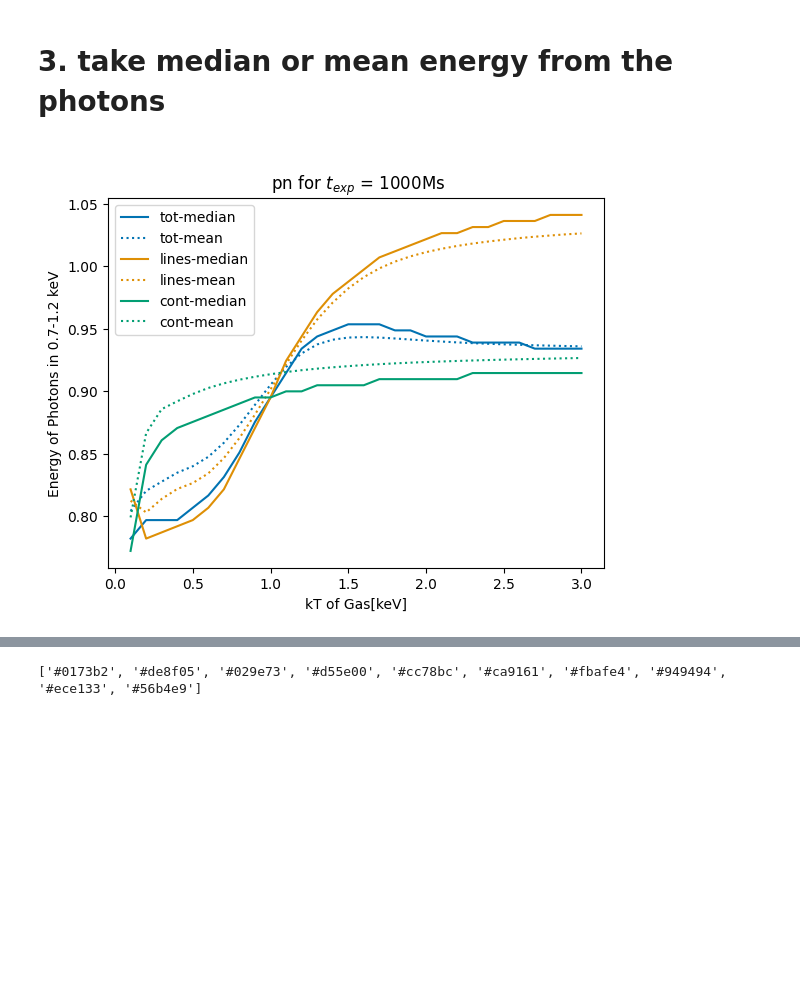
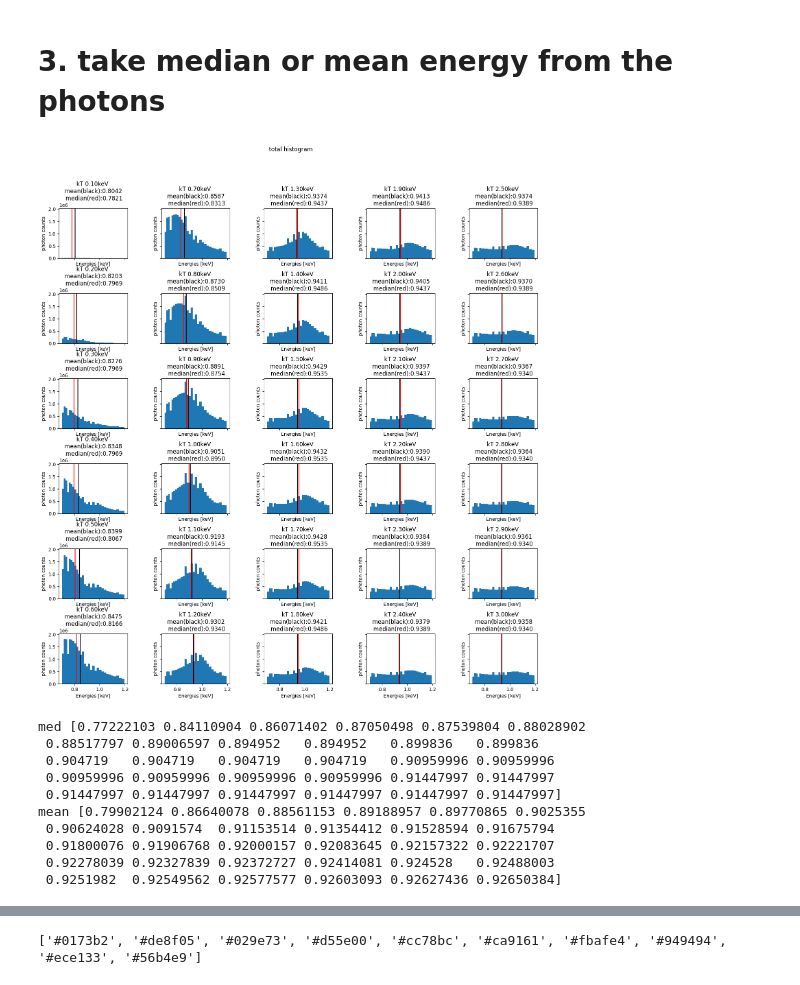
Before and after one commit to yanlingchen1/EXTG, a Jupyter notebook: ideal_mdls/bin/compare_lines_cont.ipynb, the cells around one changed output, grey strips where cells are left out. Drawn from its saved outputs; the diff is of its cells as text; code cells hidden in the pictures; blank space fills up the shorter version.

Commit message:
finish separate individual elements in total spectrum

```diff
--- a/ideal_mdls/bin/compare_lines_cont.ipynb
+++ b/ideal_mdls/bin/compare_lines_cont.ipynb
@@ -176,32 +176,63 @@ for INST in ['pn']: # 'mos1', 'mos2', 'pn'
     for type in ['tot', 'lines', 'cont']:
         result_dict[type] = {'med': np.zeros(T_arr.shape), 'mean': np.zeros(T_arr.shape), 'sum': np.zeros(T_arr.shape)}
 
+    # test the median of continuum
+    fig, axs = plt.subplots(6,5,  sharex=True, sharey=True, figsize = (18,18), gridspec_kw={'wspace': 0.5, 'hspace': 0.7})
     for i, T in enumerate(T_arr):
         tot_filename = glob(f'mock*tot*{INST}*T_{T:.1f}*abun*.fak')[0]
         cont_filename = glob(f'mock*cont*{INST}*T_{T:.1f}*abun*.fak')[0]
 
         cts_dir = {}
         cts_dir['tot'] = ctr2photons_from_spec(tot_filename, t_exp, E_msk, E_range)
         cts_dir['cont'] = ctr2photons_from_spec(cont_filename, t_exp, E_msk, E_range)
         cts_dir['lines'] = gen_photons_for_lines(tot_filename, cont_filename, t_exp, E_msk, E_range)
 
+
+        logbin = np.logspace(np.log10(np.min(cts_dir['tot'])), np.log10(np.max(cts_dir['tot'])), 30)
+        axs[int(i%6), int(i//6)].hist(cts_dir['tot'], bins = logbin)
+        axs[int(i%6), int(i//6)].axvline(np.median(cts_dir['tot']), color = 'r')
+        axs[int(i%6), int(i//6)].axvline(np.mean(cts_dir['tot']), color = 'k')
+        axs[int(i%6), int(i//6)].set_ylabel(f'photon counts')
+        axs[int(i%6), int(i//6)].set_xlabel(f'Energies [keV]')
+
+        axs[int(i%6), int(i//6)].set_title(f"kT {T:.2f}keV \n mean(black):{np.mean(cts_dir['tot']):.4f} \n median(red):{np.median(cts_dir['tot']):.4f}")
+
+
         for type in ['tot', 'lines', 'cont']:
             result_dict[type]['med'][i] = np.median(cts_dir[type])
             result_dict[type]['mean'][i] = np.mean(cts_dir[type])
             result_dict[type]['sum'][i] = np.sum(cts_dir[type])
+    plt.suptitle('total histogram')
+    plt.show()
+    plt.close()
+
 
     # make the plot
     fig = plt.subplots()
 
-    for k, type in enumerate(['tot', 'lines', 'cont']):
+    for k, type in enumerate(['cont']): # 'tot', 'lines',
         plt.plot(T_arr, result_dict[type]['med'], label = f'{type}-median', c = cb[k])
         plt.plot(T_arr, result_dict[type]['mean'], label = f'{type}-mean', c = cb[k], linestyle = 'dotted')
         # plt.plot(T_arr, result_dict[type]['sum'], label = f'{type}-sum', c = cb[k])
+        print('med', result_dict[type]['med'])
+        print('mean', result_dict[type]['mean'])
 
     plt.title(f'\n {INST} for $t_{{exp}}$ = 1000Ms')
     # plt.ylabel('Counts [cts]')
     plt.ylabel('Energy of Photons in 0.7-1.2 keV')
     plt.xlabel('kT of ICM [keV]')
     plt.legend()
+    plt.show()
+    plt.close()
 # %% [output]
-[figure, old version]
+[figure, new version]
+med [0.77222103 0.84110904 0.86071402 0.87050498 0.87539804 0.88028902
+ 0.88517797 0.89006597 0.894952   0.894952   0.899836   0.899836
+ 0.904719   0.904719   0.904719   0.904719   0.90959996 0.90959996
+ 0.90959996 0.90959996 0.90959996 0.90959996 0.91447997 0.91447997
+ 0.91447997 0.91447997 0.91447997 0.91447997 0.91447997 0.91447997]
+mean [0.79902124 0.86640078 0.88561153 0.89188957 0.89770865 0.9025355
+ 0.90624028 0.9091574  0.91153514 0.91354412 0.91528594 0.91675794
+ 0.91800076 0.91906768 0.92000157 0.92083645 0.92157322 0.92221707
+ 0.92278039 0.92327839 0.92372727 0.92414081 0.924528   0.92488003
+ 0.9251982  0.92549562 0.92577577 0.92603093 0.92627436 0.92650384]
```
Also changed, not shown: parts of 7 cells of this notebook, 3 other files.
